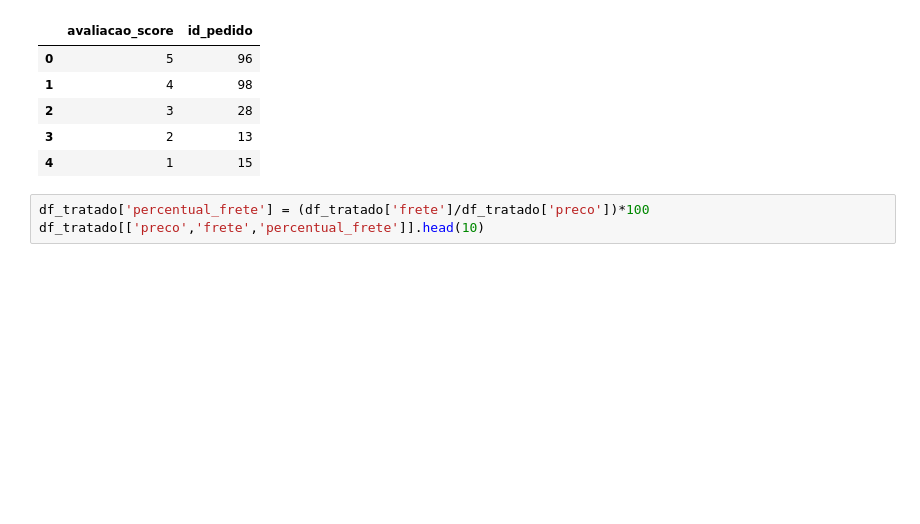
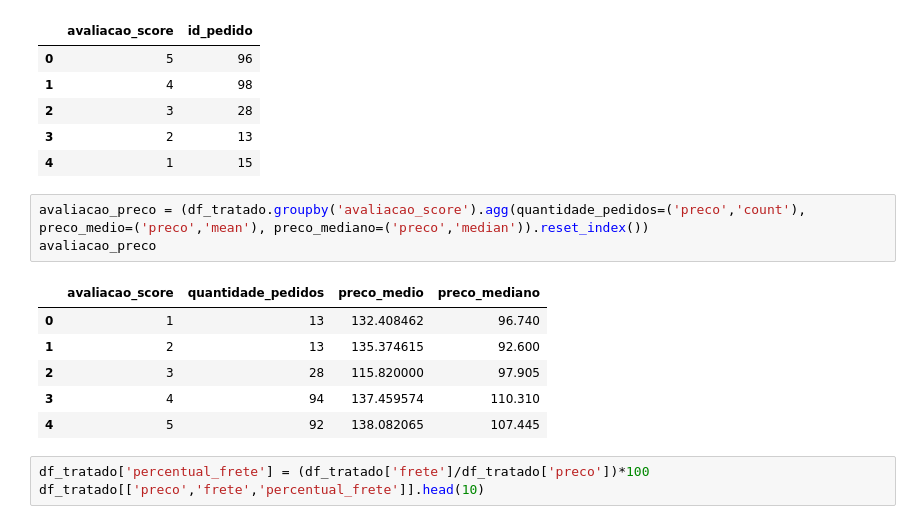
Before and after one commit to muriflellis/Projeto-E-Commerce-Murilo-Lellis, a Jupyter notebook: notebooks/analise_vendas.ipynb, the cells around one changed output. Cells and saved outputs as stored; diff of their text form; blank space fills up the shorter version.

```diff
--- a/notebooks/analise_vendas.ipynb
+++ b/notebooks/analise_vendas.ipynb
@@ -349,6 +387,16 @@ distribuicao_avaliacao
 | 2 | 3 | 28 |
 | 3 | 2 | 13 |
 | 4 | 1 | 15 |
+# %%
+avaliacao_preco = (df_tratado.groupby('avaliacao_score').agg(quantidade_pedidos=('preco','count'), preco_medio=('preco','mean'), preco_mediano=('preco','median')).reset_index())
+avaliacao_preco
+# %% [output]
+|  | avaliacao_score | quantidade_pedidos | preco_medio | preco_mediano |
+| 0 | 1 | 13 | 132.408462 | 96.740 |
+| 1 | 2 | 13 | 135.374615 | 92.600 |
+| 2 | 3 | 28 | 115.820000 | 97.905 |
+| 3 | 4 | 94 | 137.459574 | 110.310 |
+| 4 | 5 | 92 | 138.082065 | 107.445 |
 # %%
 df_tratado['percentual_frete'] = (df_tratado['frete']/df_tratado['preco'])*100
 df_tratado[['preco','frete','percentual_frete']].head(10)
```
Also changed, not shown: parts of 3 cells of this notebook.
